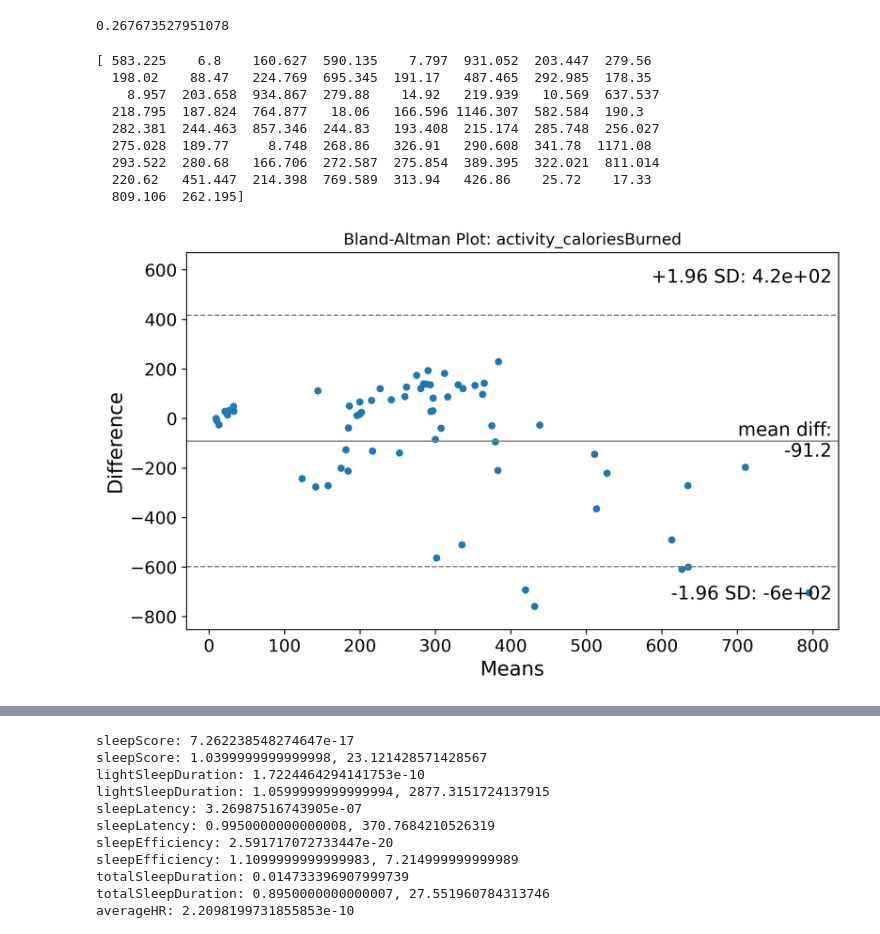
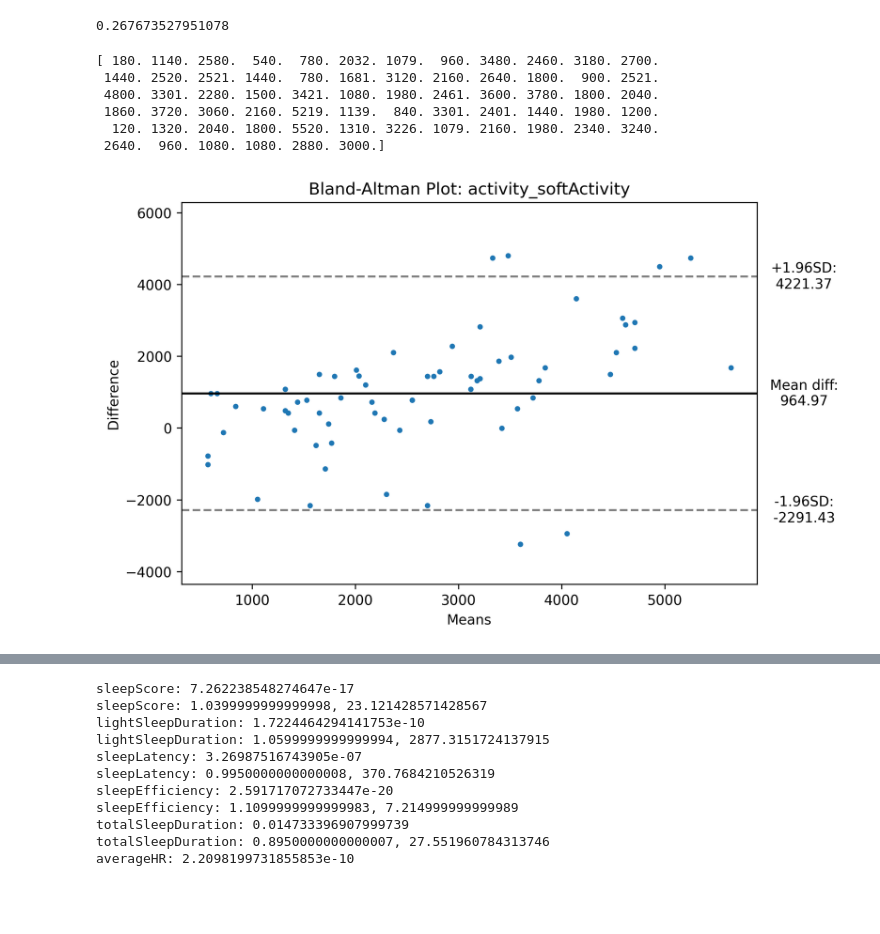
Before and after one commit to egorchern/OpenFitCompanionReport, a Jupyter notebook: src/analysis.ipynb, the cells around one changed output, grey strips where cells are left out. Drawn from its saved outputs; the diff is of its cells as text; code cells hidden in the pictures; blank space fills up the shorter version.

Commit message:
add plots

```diff
--- a/src/analysis.ipynb
+++ b/src/analysis.ipynb
@@ -12,7 +13,7 @@ mpl.rcParams['figure.dpi'] = 300
 # %%
 df = pd.read_csv("data.csv")
 type = "activity"
-property = "caloriesBurned"
+property = "softActivity"
 df.tail()
 # %% [output]
 |  | bedtimeStart | Date | bedtimeEnd | Type | Provider | sleepScore | date | lightSleepDuration | ... |
@@ -134,13 +135,13 @@ def bland_altman_plot(data1, data2, *args, **kwargs):
     CI_low    = md - 1.96*sd
     CI_high   = md + 1.96*sd
 
-    plt.scatter(mean, diff, *args, **kwargs)
+    plt.scatter(mean, diff, 8.5, *args, **kwargs)
     plt.axhline(md,           color='black', linestyle='-')
     plt.axhline(md + 1.96*sd, color='gray', linestyle='--')
     plt.axhline(md - 1.96*sd, color='gray', linestyle='--')
     plt.xlabel("Means")
     plt.ylabel("Difference")
-    plt.ylim(md - 3.5*sd, md + 3.5*sd)
+    plt.ylim(md - 3.2*sd, md + 3.2*sd)
 
     xOutPlot = np.min(mean) + (np.max(mean)-np.min(mean))*1.14
 
@@ -155,7 +156,7 @@ def bland_altman_plot(data1, data2, *args, **kwargs):
         va = "center",
         )
     plt.text(xOutPlot, md,
-        r'Mean:' + "\n" + "%.2f" % md,
+        r'Mean diff:' + "\n" + "%.2f" % md ,
         ha = "center",
         va = "center",
         )
@@ -170,20 +171,18 @@ df_withings = df_withings[df_withings[property].notna()]
 # %%
 
 a = df_oura[property].values
 b = df_withings[property].values
 print(df_withings[property].values)
 f, ax = plt.subplots(1, figsize = (8, 5))
 plt.title(f"Bland-Altman Plot: {type}_{property}")
-sm.graphics.mean_diff_plot(a, b, ax=ax)
+# sm.graphics.mean_diff_plot(a, b, ax=ax)
+bland_altman_plot(a, b)
 plt.show()
 # %% [output]
-[ 583.225    6.8    160.627  590.135    7.797  931.052  203.447  279.56
-  198.02    88.47   224.769  695.345  191.17   487.465  292.985  178.35
-    8.957  203.658  934.867  279.88    14.92   219.939   10.569  637.537
-  218.795  187.824  764.877   18.06   166.596 1146.307  582.584  190.3
-  282.381  244.463  857.346  244.83   193.408  215.174  285.748  256.027
-  275.028  189.77     8.748  268.86   326.91   290.608  341.78  1171.08
-  293.522  280.68   166.706  272.587  275.854  389.395  322.021  811.014
-  220.62   451.447  214.398  769.589  313.94   426.86    25.72    17.33
-  809.106  262.195]
+[ 180. 1140. 2580.  540.  780. 2032. 1079.  960. 3480. 2460. 3180. 2700.
+ 1440. 2520. 2521. 1440.  780. 1681. 3120. 2160. 2640. 1800.  900. 2521.
+ 4800. 3301. 2280. 1500. 3421. 1080. 1980. 2461. 3600. 3780. 1800. 2040.
+ 1860. 3720. 3060. 2160. 5219. 1139.  840. 3301. 2401. 1440. 1980. 1200.
+  120. 1320. 2040. 1800. 5520. 1310. 3226. 1079. 2160. 1980. 2340. 3240.
+ 2640.  960. 1080. 1080. 2880. 3000.]
-[figure, old version]
+[figure, new version]
```
Also changed, not shown: parts of 2 cells of this notebook, 7 other files.
